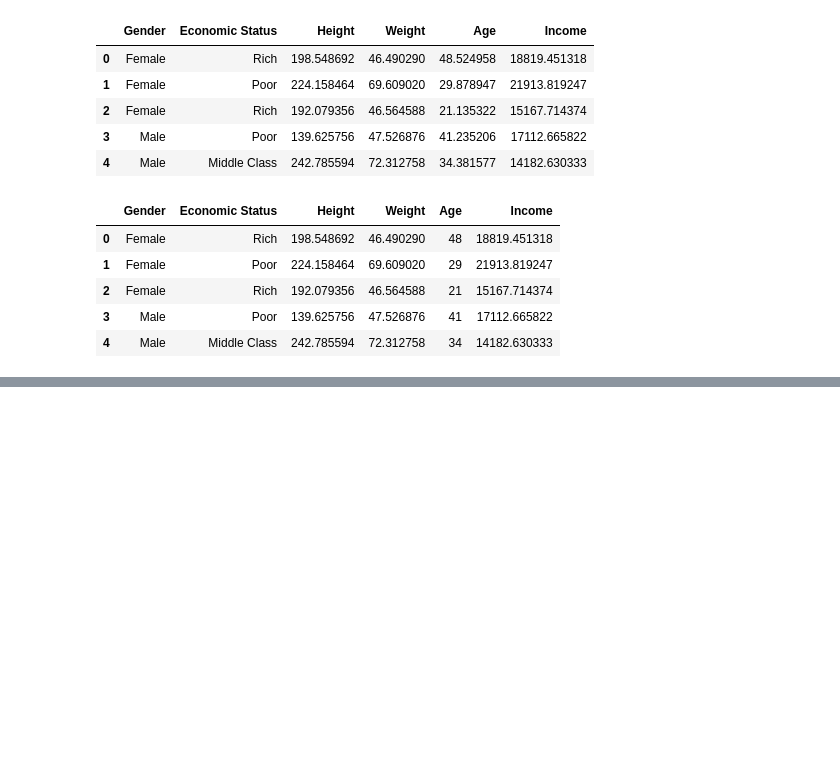
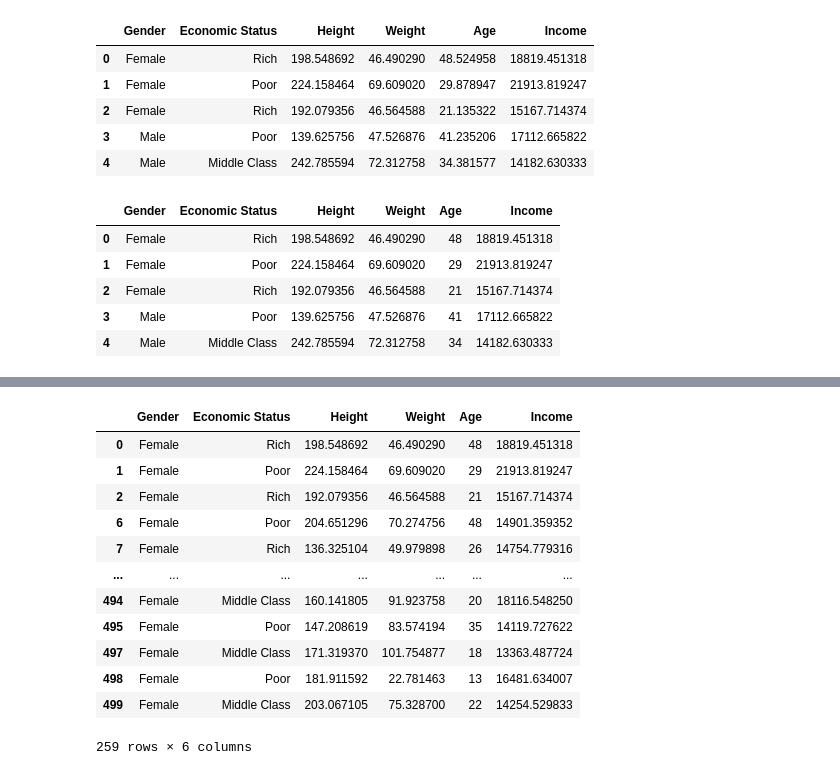
Before and after one commit to javilledo/MachineLearning, a Jupyter notebook: notebooks/t02_02_data_cleaning_agrupacion_de_datos.ipynb, the cells around one changed output, grey strips where cells are left out. Saved outputs shown, nothing was run; the diff lists cells and outputs as text; code cells hidden in the pictures; blank space fills up the shorter version.

```diff
--- a/notebooks/t02_02_data_cleaning_agrupacion_de_datos.ipynb
+++ b/notebooks/t02_02_data_cleaning_agrupacion_de_datos.ipynb
@@ -78,0 +81,2 @@ data.head()
+# %%
+grouped_gender = data.groupby('Gender')
@@ -78,0 +146,16 @@ data.head()
+# %%
+grouped_gender.get_group('Female')
+# %% [output]
+|  | Gender | Economic Status | Height | Weight | Age | Income |
+| 0 | Female | Rich | 198.548692 | 46.490290 | 48 | 18819.451318 |
+| 1 | Female | Poor | 224.158464 | 69.609020 | 29 | 21913.819247 |
+| 2 | Female | Rich | 192.079356 | 46.564588 | 21 | 15167.714374 |
+| 6 | Female | Poor | 204.651296 | 70.274756 | 48 | 14901.359352 |
+| 7 | Female | Rich | 136.325104 | 49.979898 | 26 | 14754.779316 |
+| ... | ... | ... | ... | ... | ... | ... |
+| 494 | Female | Middle Class | 160.141805 | 91.923758 | 20 | 18116.548250 |
+| 495 | Female | Poor | 147.208619 | 83.574194 | 35 | 14119.727622 |
+| 497 | Female | Middle Class | 171.319370 | 101.754877 | 18 | 13363.487724 |
+| 498 | Female | Poor | 181.911592 | 22.781463 | 13 | 16481.634007 |
+| 499 | Female | Middle Class | 203.067105 | 75.328700 | 22 | 14254.529833 |
+259 rows × 6 columns
```
Also changed, not shown: parts of 10 cells of this notebook.
